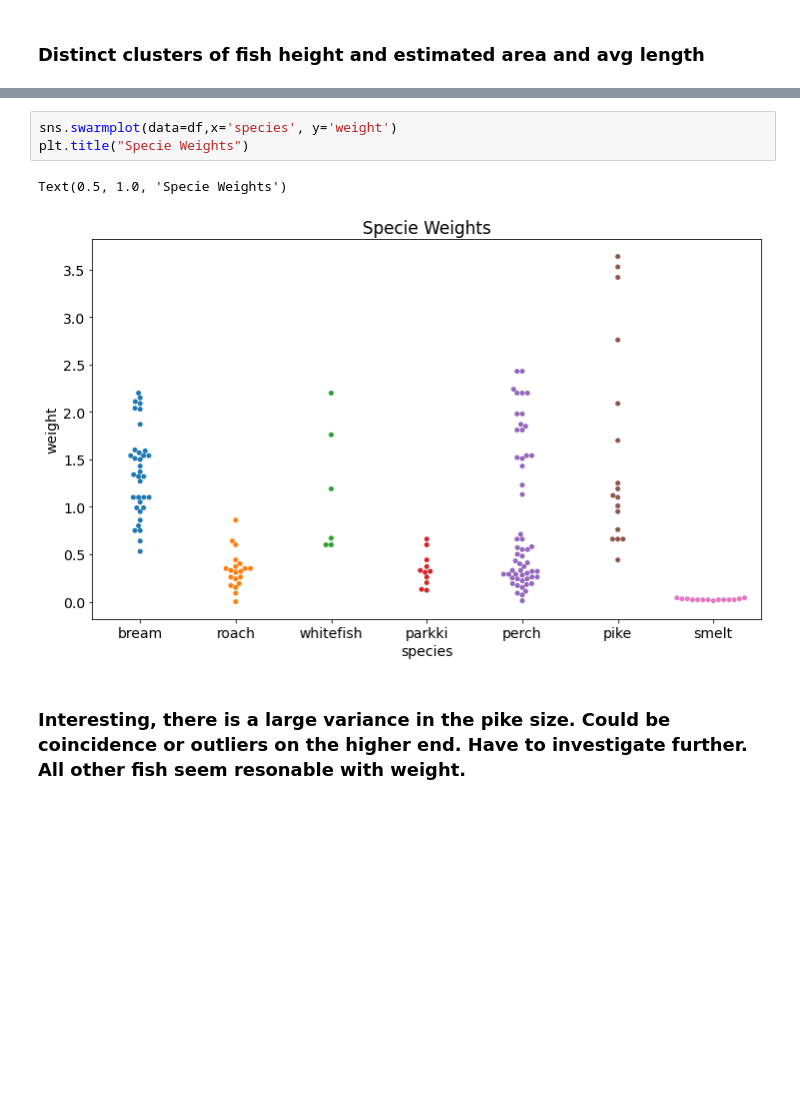
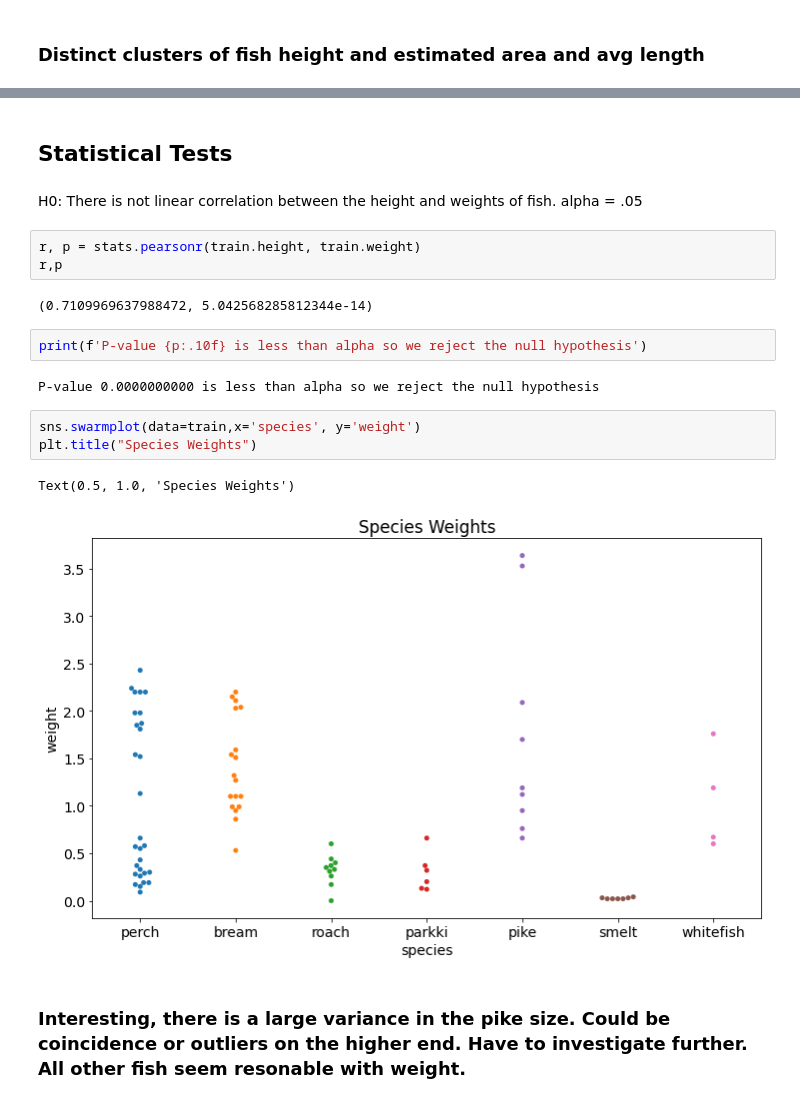
Before and after one commit to george887/estimating_fish_weights, a Jupyter notebook: explore.ipynb, the cells around one changed output, grey strips where cells are left out. Drawn from its saved outputs; the diff is of its cells as text; blank space fills up the shorter version.

Commit message:
adding work done so far, at statistical testing

```diff
--- a/explore.ipynb
+++ b/explore.ipynb
@@ -72,12 +88,26 @@ df.corr()
 | width | 0.886186 | 0.867209 | 0.873720 | 0.878700 | 0.792818 | 1.000000 | 0.874890 | 0.876679 |
 | avg_lengths | 0.920816 | 0.998612 | 0.999367 | 0.997208 | 0.659514 | 0.874890 | 1.000000 | 0.845954 |
 | est_area | 0.906493 | 0.823081 | 0.832951 | 0.873858 | 0.934031 | 0.876679 | 0.845954 | 1.000000 |
+# %% [markdown]
+## Statistical Tests
+# %% [markdown]
+H0: There is not linear correlation between the height and weights of fish.
+alpha = .05
+# %%
+r, p = stats.pearsonr(train.height, train.weight)
+r,p
+# %% [output]
+(0.7109969637988472, 5.042568285812344e-14)
+# %%
+print(f'P-value {p:.10f} is less than alpha so we reject the null hypothesis')
+# %% [output]
+P-value 0.0000000000 is less than alpha so we reject the null hypothesis
 # %%
-sns.swarmplot(data=df,x='species', y='weight')
-plt.title("Specie Weights")
+sns.swarmplot(data=train,x='species', y='weight')
+plt.title("Species Weights")
 # %% [output]
-Text(0.5, 1.0, 'Specie Weights')
+Text(0.5, 1.0, 'Species Weights')
-[figure, old version]
+[figure, new version]
 # %% [markdown]
 ### Interesting, there is a large variance in the pike size. Could be coincidence or outliers on the higher end. Have to investigate further. All other fish seem resonable with weight.
 # %%
```
Also changed, not shown: parts of 12 cells of this notebook.
